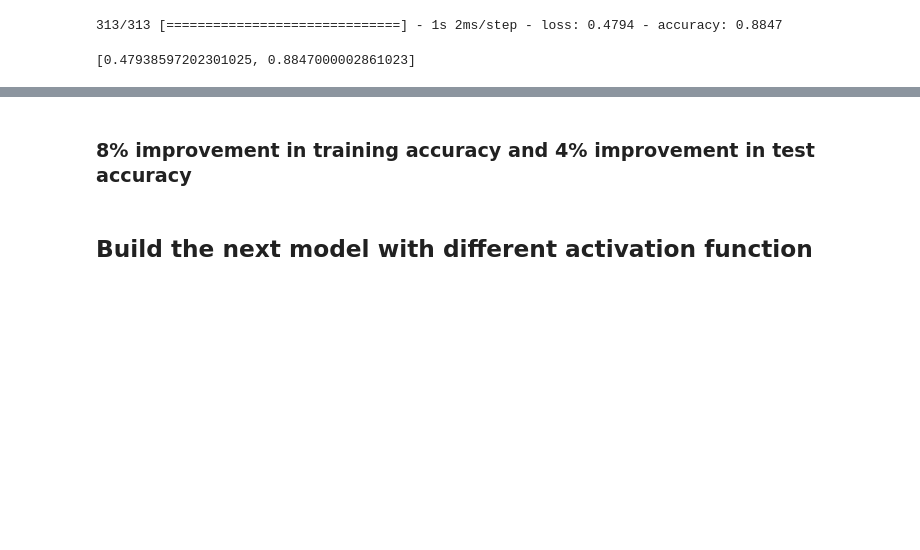
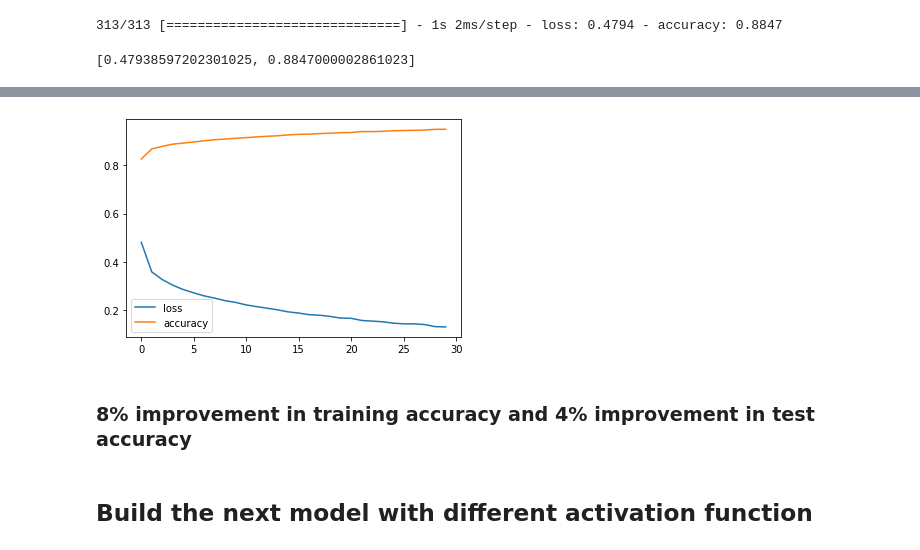
Before and after one commit to AmirGhnbr/Mnist_fashion_tensorflow, a Jupyter notebook: Mnist_fashion_tensorflow.ipynb, the cells around one changed output, grey strips where cells are left out. Saved outputs shown, nothing was run; the diff lists cells and outputs as text; code cells hidden in the pictures; blank space fills up the shorter version.

```diff
--- a/Mnist_fashion_tensorflow.ipynb
+++ b/Mnist_fashion_tensorflow.ipynb
@@ -139,10 +146,10 @@ train_data.min(), train_data.max()
 # %% [output]
 (0, 255)
 # %%
-train_data = train_data / 255
-test_data =test_data / 255
+train_data_norm = train_data / 255
+test_data_norm =test_data / 255
 
-train_data.min(), train_data.max()
+train_data_norm.min(), train_data_norm.max()
 # %% [output]
 (0.0, 1.0)
 # %%
@@ -160,6 +167,6 @@ model_2.compile(loss = tf.keras.losses.SparseCategoricalCrossentropy(),
                 metrics=["accuracy"])
 
 ## fit the model
-model_2.fit(train_data, train_labels, epochs=30)
+model_2_history = model_2.fit(train_data_norm, train_labels, epochs=30)
 # %% [output]
 Epoch 1/30
@@ -205,6 +211,10 @@ Total params: 141,910
 Trainable params: 141,910
 Non-trainable params: 0
 _________________________________________________________________
+# %%
+plot_model(model_2_history)
+# %% [output]
+[figure, added]
 # %% [markdown]
 ### 8% improvement in training accuracy and 4% improvement in test accuracy
 # %% [markdown]
```
Also changed, not shown: parts of 22 cells of this notebook.
